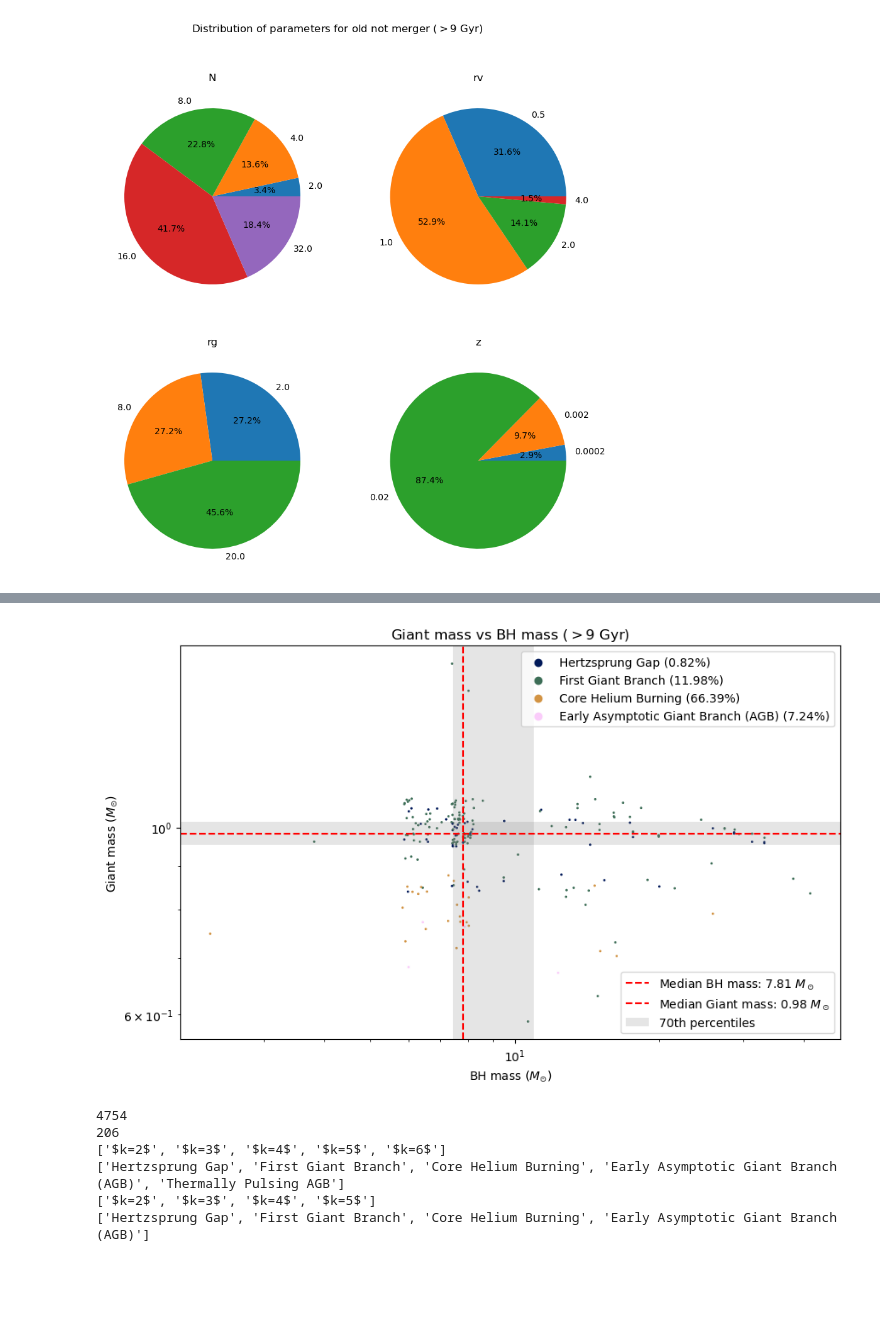
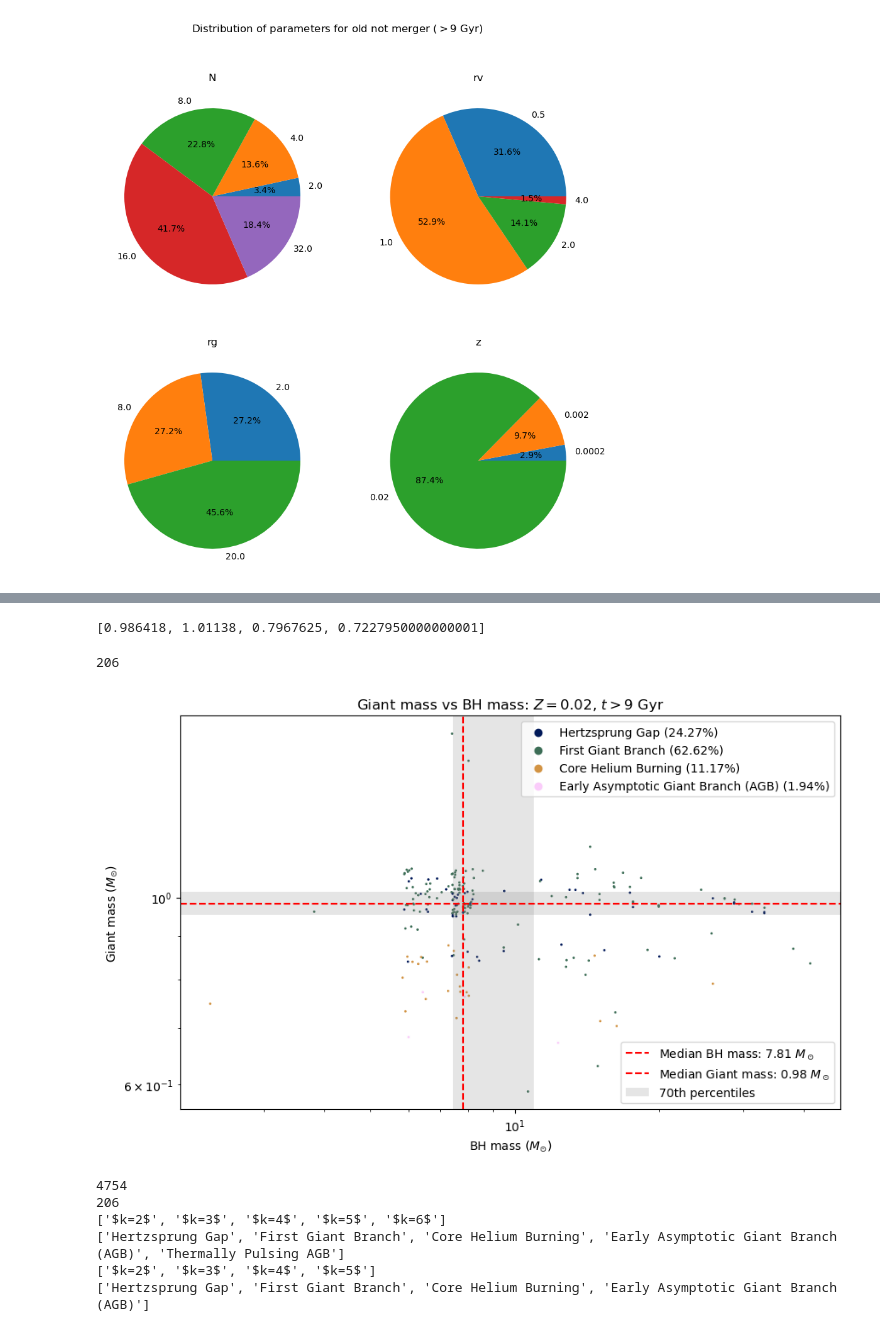
Before and after one commit to Stufffffs/CASSI_2024_code, a Jupyter notebook: collisions_processing.ipynb, the cells around one changed output, grey strips where cells are left out. Cells and saved outputs as stored; diff of their text form; code cells hidden in the pictures; blank space fills up the shorter version.

```diff
--- a/collisions_processing.ipynb
+++ b/collisions_processing.ipynb
@@ -1507,3 +1530,7 @@ median_legend = ax.legend(handles=[median_BH_line, median_Giant_line, percentile
+# %%
+print(median_giant_masses)
+# %% [output]
+[0.986418, 1.01138, 0.7967625, 0.7227950000000001]
 # %%
 
 # Load the CSV file into a numpy array
@@ -1517,10 +1544,9 @@ mass_BH = data_old[::, 9].astype(float)
 mass_Giant = data_old[::, 11].astype(float)
 type_Giant = data_old[::, 19].astype(float)
 times_GiantBH = data_old[::, 4].astype(float)
-
+print(len(mass_Giant))
 
 colors = cm.batlow(np.linspace(0, 1, len(set(type_Giant))))
-
 
 # Get unique numbers from the list
 unique_numbers = list(set(type_Giant))
@@ -1550,54 +1576,50 @@ mass_BH_70 = np.percentile(mass_BH, 70)
 percentiles = ax.axhspan(mass_Giant_30, mass_Giant_70, color='gray', alpha=0.2, lw=0, label="70th percentiles")
 ax.axvspan(mass_BH_30, mass_BH_70, color='gray', alpha=0.2, lw=0)
 
-
 ax.set_xlabel(r'BH mass ($M_{\odot}$)')
 ax.set_ylabel(r'Giant mass ($M_{\odot}$)')
-ax.set_title('Giant mass vs BH mass ($>9$ Gyr)')
+ax.set_title('Giant mass vs BH mass: $Z=0.02$, $t>9$ Gyr')
 ax.set_xscale('log')
 ax.set_yscale('log')
-
 
 # Define the dictionary for the mapping
 stage_mapping = {
     0: "Main Sequence (MS), $< 0.7 M_\odot$",
     1: "MS, $> 0.7 M_\odot$",
     2: "Hertzsprung Gap",
     3: "First Giant Branch",
     4: "Core Helium Burning",
     5: "Early Asymptotic Giant Branch (AGB)",
     6: "Thermally Pulsing AGB",
     7: "Naked Helium Star MS",
     8: "Naked Helium Star Hertzsprung Gap",
     9: "Naked Helium Star Giant Branch",
     10: "Helium White Dwarf",
     11: "Carbon/Oxygen White Dwarf",
     12: "Oxygen/Neon White Dwarf",
     13: "Neutron Star",
     14: "Black Hole",
     15: "Massless Remnant"
 }
 
-
 # Replace integers with corresponding text
 giant_name_types = [stage_mapping[num] for num in unique_numbers]
 
-
 # Create a legend
-legend_labels = {N: f'{N} ({frac:.2f}%)' for N,frac in zip(giant_name_types, fractions_old)}
+legend_labels = {stage_mapping[N]: f'{stage_mapping[N]} ({frac:.2f}%)' for N, frac in zip(unique_numbers, fractions)}
 legend_handles = []
-for N,n in zip(giant_name_types, unique_numbers):
-    label = legend_labels[N]
-    color = N_to_color[n]
+for N in unique_numbers:
+    label = legend_labels[stage_mapping[N]]
+    color = N_to_color[N]
     legend_handles.append(ax.scatter([], [], c=color, label=label))
 first_legend = ax.legend(handles=legend_handles, loc='best')
 ax.add_artist(first_legend)  # Add the first legend as an artist to the axes
 
-
 # Create the second legend for the median lines
 median_legend = ax.legend(handles=[median_BH_line, median_Giant_line, percentiles], loc='lower right')
 # %% [output]
+206
-[figure, old version]
+[figure, new version]
 # %%
 # Define the dictionary for the mapping
 stage_mapping = {
```
Also changed, not shown: parts of 2 cells of this notebook.
